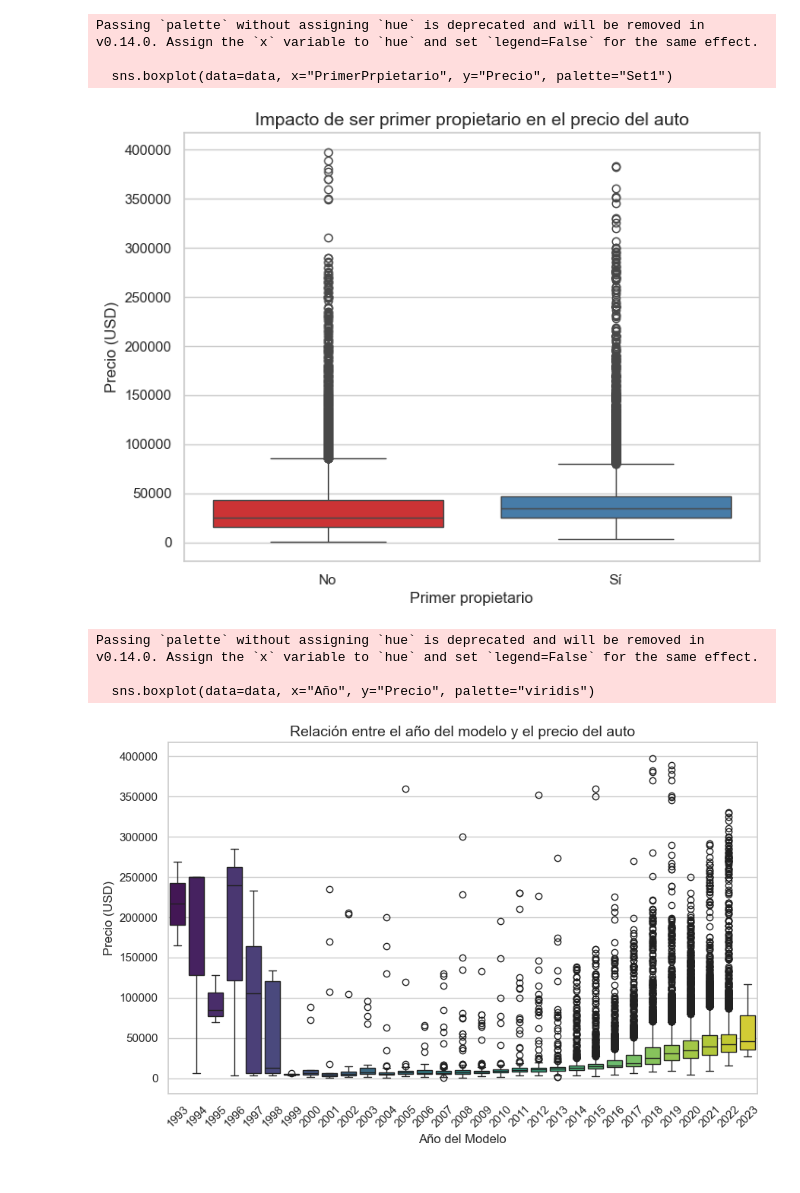
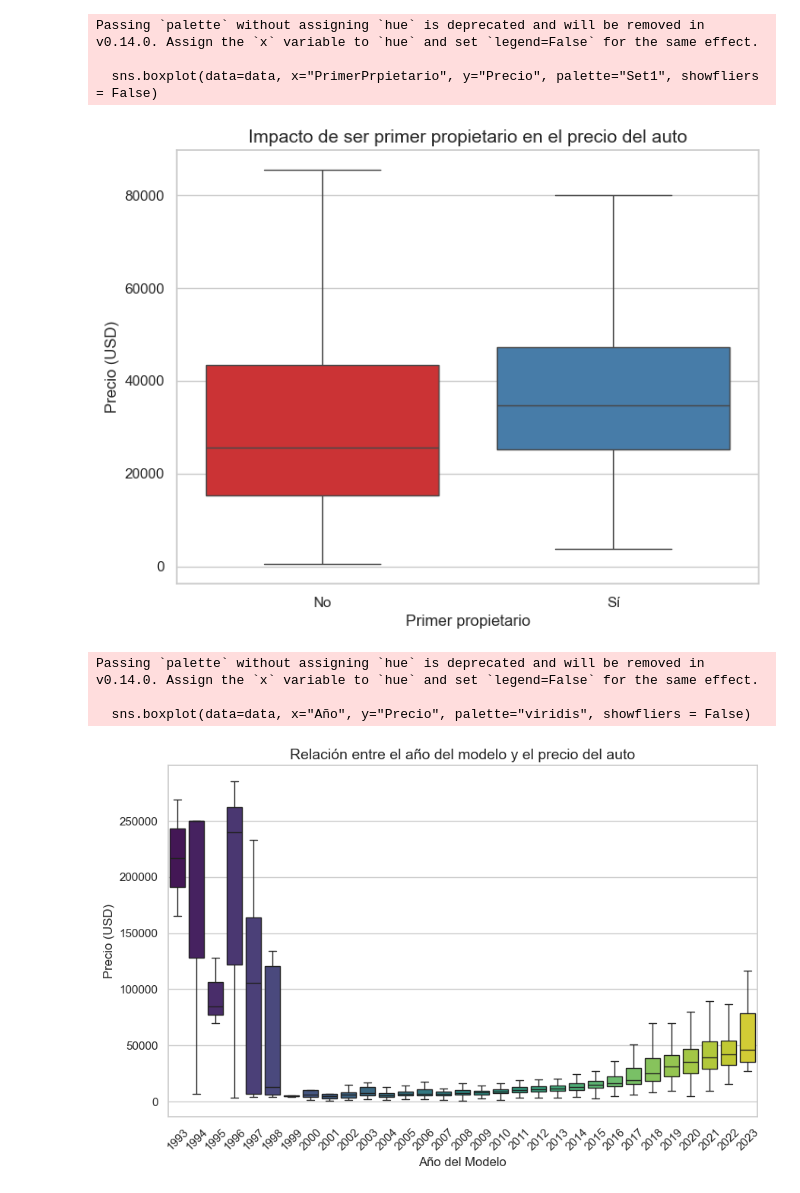
Before and after one commit to emalincic/Primer_Entrega_DS2, a Jupyter notebook: Asistencia_precios.ipynb, the cells around one changed output. Saved outputs shown, nothing was run; the diff lists cells and outputs as text; code cells hidden in the pictures.

```diff
--- a/Asistencia_precios.ipynb
+++ b/Asistencia_precios.ipynb
@@ -1,44 +68,31 @@
 # %%
-import pandas as pd
-import matplotlib.pyplot as plt
-import seaborn as sns
-
-# Cargar el dataset
-data = pd.read_csv('Mercado_Autos_Usados_USA.csv')
-
-# Configurar estilo de visualización
-sns.set(style="whitegrid")
-
-
-
-
 # -----------------------------
 # Análisis: Primer propietario
 # -----------------------------
 plt.figure(figsize=(8, 6))
-sns.boxplot(data=data, x="PrimerPrpietario", y="Precio", palette="Set1")
+sns.boxplot(data=data, x="PrimerPrpietario", y="Precio", palette="Set1", showfliers = False)
 plt.title("Impacto de ser primer propietario en el precio del auto", fontsize=14)
 plt.xticks([0, 1], ["No", "Sí"])
 plt.ylabel("Precio (USD)")
 plt.xlabel("Primer propietario")
 plt.show()
 
 # -----------------------------
 # Conclusión
 # -----------------------------
 # Este análisis visual muestra cómo los años, kilometraje, daños, y primer propietario afectan el precio de un auto usado.
 # Las tendencias observadas pueden usarse para estrategias de fijación de precios o evaluación de autos.
 # %% [output]
 Passing `palette` without assigning `hue` is deprecated and will be removed in v0.14.0. Assign the `x` variable to `hue` and set `legend=False` for the same effect.
 
-  sns.boxplot(data=data, x="PrimerPrpietario", y="Precio", palette="Set1")
+  sns.boxplot(data=data, x="PrimerPrpietario", y="Precio", palette="Set1", showfliers = False)
-[figure, old version]
+[figure, new version]
 # %%
 # -----------------------------
 # Análisis: Año y valor del auto
 # -----------------------------
 plt.figure(figsize=(10, 6))
-sns.boxplot(data=data, x="Año", y="Precio", palette="viridis")
+sns.boxplot(data=data, x="Año", y="Precio", palette="viridis", showfliers = False)
 plt.title("Relación entre el año del modelo y el precio del auto", fontsize=14)
 plt.xticks(rotation=45)
 plt.ylabel("Precio (USD)")
@@ -47,8 +101,8 @@ plt.show()
 # %% [output]
 Passing `palette` without assigning `hue` is deprecated and will be removed in v0.14.0. Assign the `x` variable to `hue` and set `legend=False` for the same effect.
 
-  sns.boxplot(data=data, x="Año", y="Precio", palette="viridis")
+  sns.boxplot(data=data, x="Año", y="Precio", palette="viridis", showfliers = False)
-[figure, old version]
+[figure, new version]
 # %%
 # -----------------------------
 # Análisis: Kilómetros y valor del auto
```
Also changed, not shown: parts of 14 cells of this notebook.
